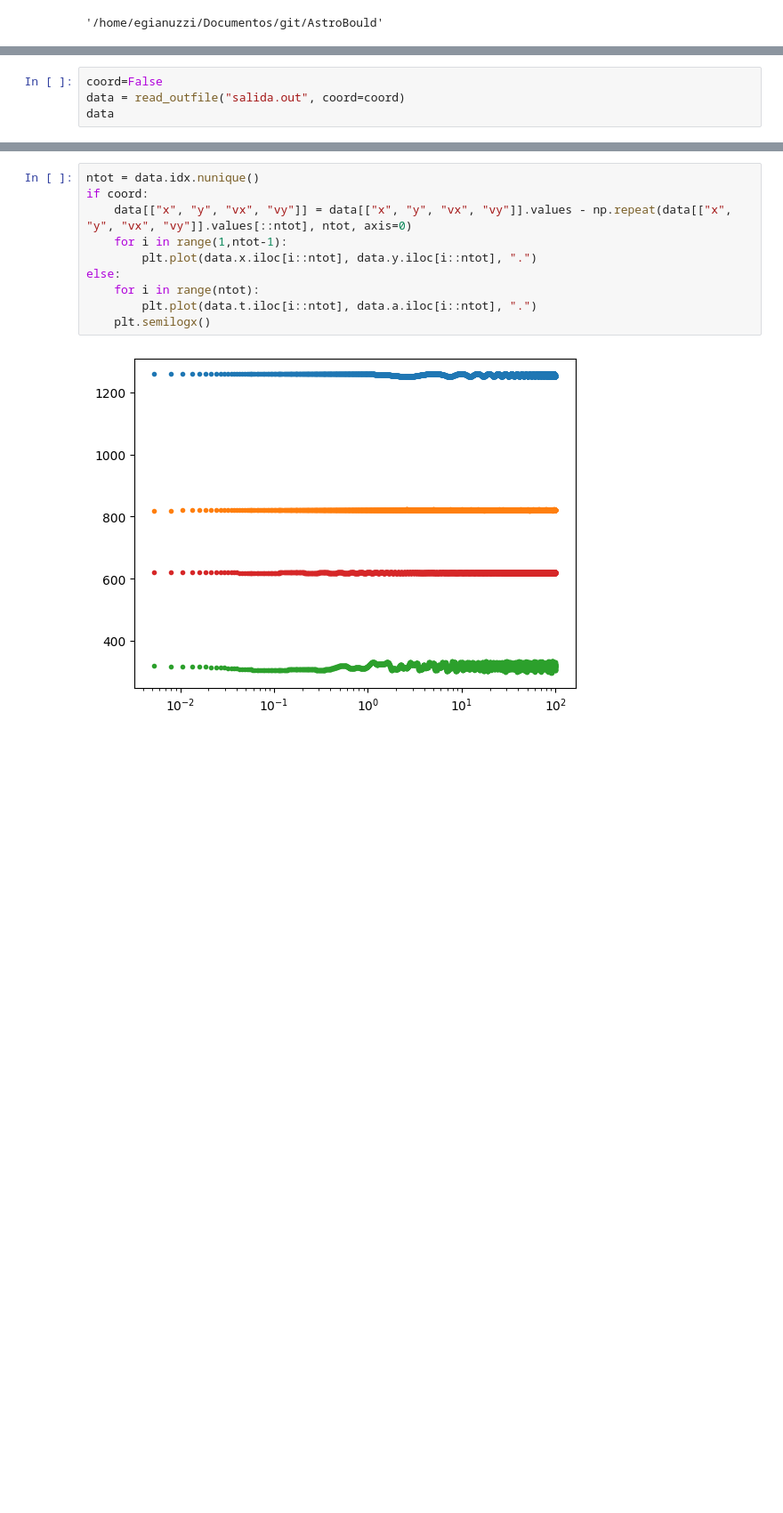
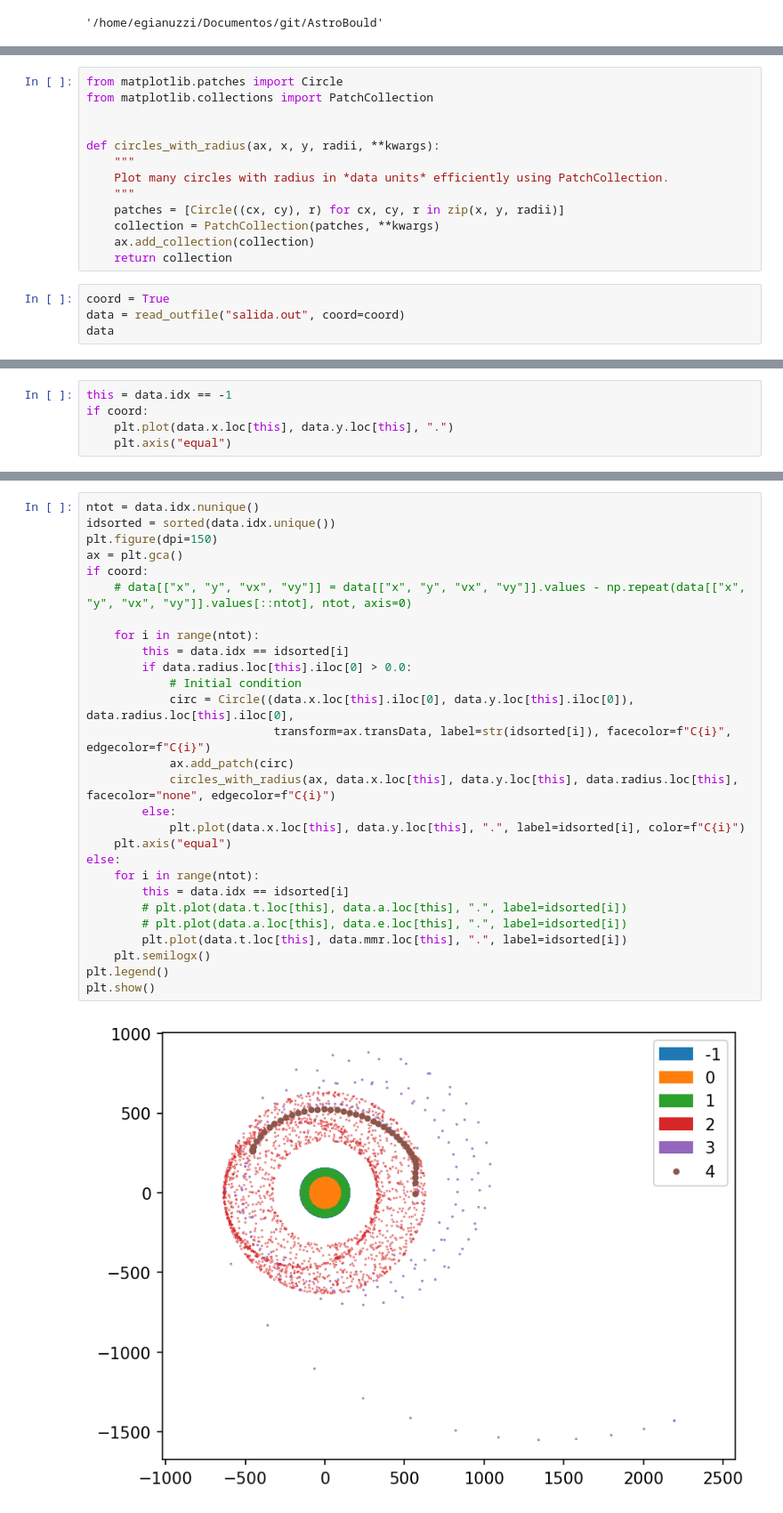
Before and after one commit to Gianuzzi/AstroBould, a Jupyter notebook: tools/plot_new.ipynb, the cells around one changed output, grey strips where cells are left out. Shown: that part at 89% size. Saved outputs shown, nothing was run; the diff lists cells and outputs as text; blank space fills up the shorter version.

```diff
--- a/tools/plot_new.ipynb
+++ b/tools/plot_new.ipynb
@@ -42,8 +43,21 @@ def read_outfile(name, nboulders=0, coord=False):
         df.name = name.split(".")[0]
         df.tmax = df.t.iloc[-1]
     return df
+# %%
+from matplotlib.patches import Circle
+from matplotlib.collections import PatchCollection
+
+
+def circles_with_radius(ax, x, y, radii, **kwargs):
+    """
+    Plot many circles with radius in *data units* efficiently using PatchCollection.
+    """
+    patches = [Circle((cx, cy), r) for cx, cy, r in zip(x, y, radii)]
+    collection = PatchCollection(patches, **kwargs)
+    ax.add_collection(collection)
+    return collection
 # %%
-coord=False
+coord = True
 data = read_outfile("salida.out", coord=coord)
 data
 # %% [output]
@@ -62,0 +77,5 @@ data
+# %%
+this = data.idx == -1
+if coord:
+    plt.plot(data.x.loc[this], data.y.loc[this], ".")
+    plt.axis("equal")
@@ -63,14 +84,32 @@ data
 # %%
 ntot = data.idx.nunique()
+idsorted = sorted(data.idx.unique())
+plt.figure(dpi=150)
+ax = plt.gca()
 if coord:
-    data[["x", "y", "vx", "vy"]] = data[["x", "y", "vx", "vy"]].values - np.repeat(data[["x", "y", "vx", "vy"]].values[::ntot], ntot, axis=0)
-    for i in range(1,ntot-1):
-        plt.plot(data.x.iloc[i::ntot], data.y.iloc[i::ntot], ".")
+    # data[["x", "y", "vx", "vy"]] = data[["x", "y", "vx", "vy"]].values - np.repeat(data[["x", "y", "vx", "vy"]].values[::ntot], ntot, axis=0)
+
+    for i in range(ntot):
+        this = data.idx == idsorted[i]
+        if data.radius.loc[this].iloc[0] > 0.0:
+            # Initial condition
+            circ = Circle((data.x.loc[this].iloc[0], data.y.loc[this].iloc[0]), data.radius.loc[this].iloc[0],
+                           transform=ax.transData, label=str(idsorted[i]), facecolor=f"C{i}", edgecolor=f"C{i}")
+            ax.add_patch(circ)
+            circles_with_radius(ax, data.x.loc[this], data.y.loc[this], data.radius.loc[this], facecolor="none", edgecolor=f"C{i}")
+        else:
+            plt.plot(data.x.loc[this], data.y.loc[this], ".", label=idsorted[i], color=f"C{i}")
+    plt.axis("equal")
 else:
     for i in range(ntot):
-        plt.plot(data.t.iloc[i::ntot], data.a.iloc[i::ntot], ".")
+        this = data.idx == idsorted[i]
+        # plt.plot(data.t.loc[this], data.a.loc[this], ".", label=idsorted[i])
+        # plt.plot(data.a.loc[this], data.e.loc[this], ".", label=idsorted[i])
+        plt.plot(data.t.loc[this], data.mmr.loc[this], ".", label=idsorted[i])
     plt.semilogx()
+plt.legend()
+plt.show()
 # %% [output]
-[figure, old version]
+[figure, new version]
 # %%
 for i in range(ntot):
```
Also changed, not shown: parts of 4 cells of this notebook, 11 other files.
